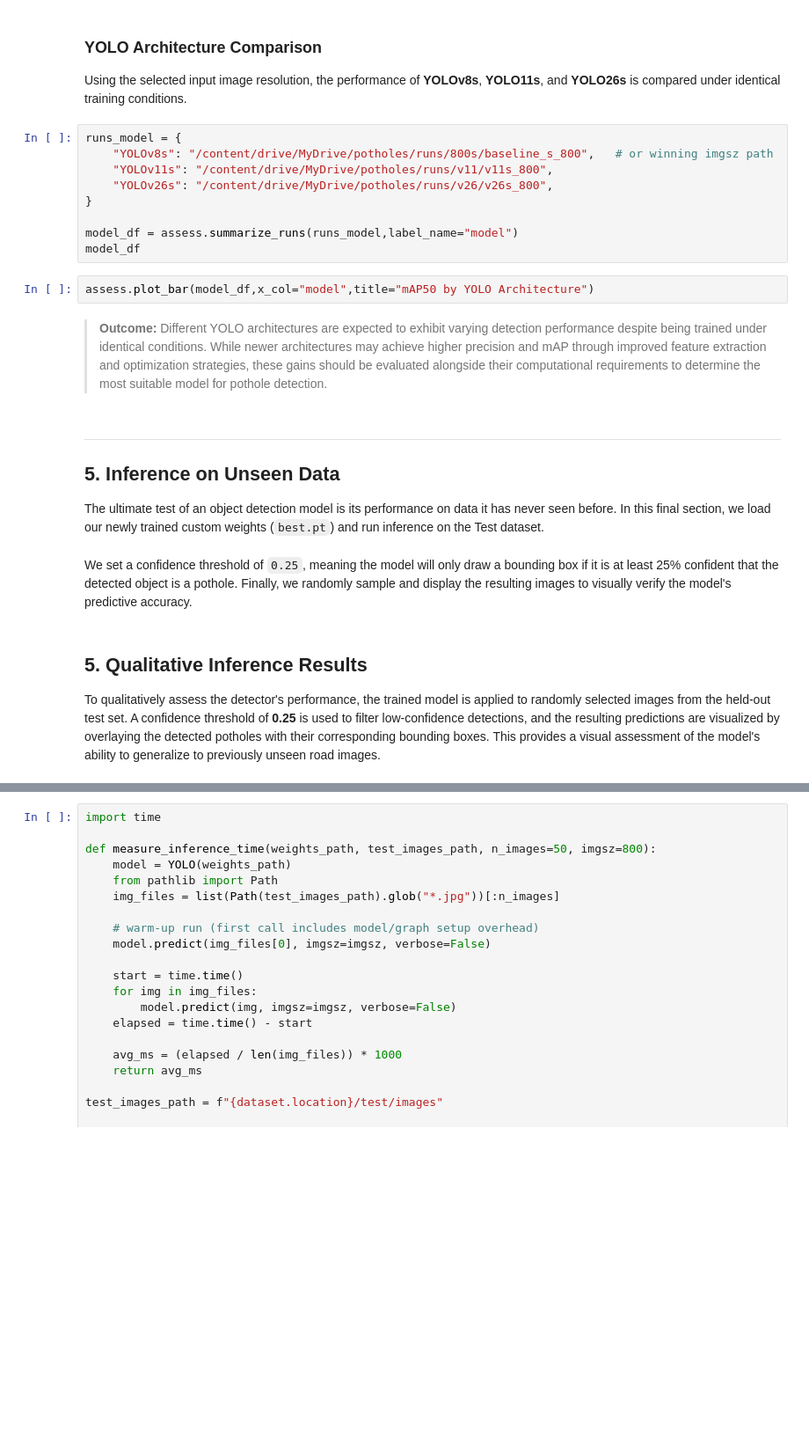
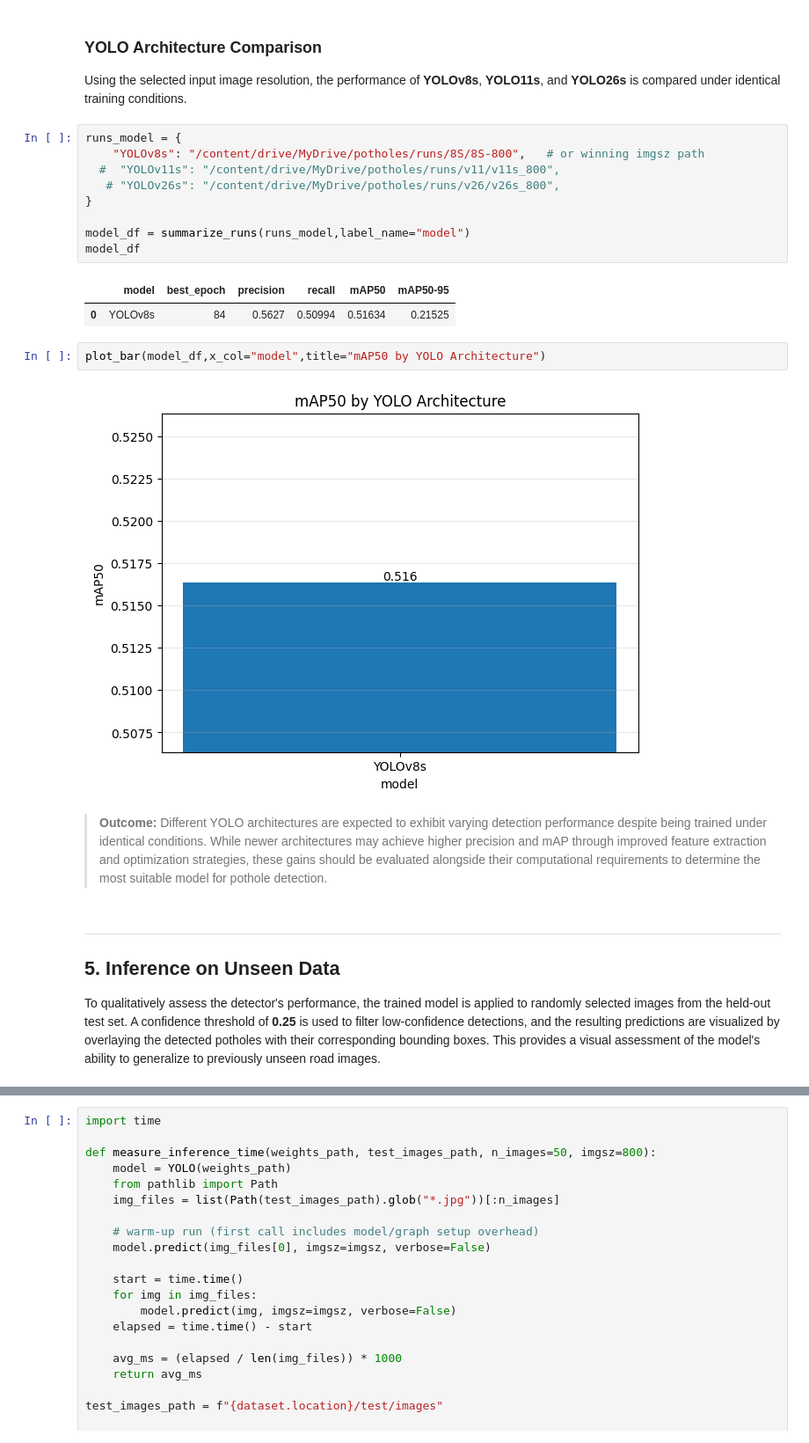
Before and after one commit to kibwale/nipe_macho, a Jupyter notebook: notebooks/testing_new_data.ipynb, the cells around one changed output, grey strips where cells are left out. Shown at 88% size. Drawn from its saved outputs; the diff is of its cells as text; blank space fills up the shorter version.

```diff
--- a/notebooks/testing_new_data.ipynb
+++ b/notebooks/testing_new_data.ipynb
@@ -555,30 +533,29 @@ NameError: name 'pixel_df' is not defined
 Using the selected input image resolution, the performance of **YOLOv8s**, **YOLO11s**, and **YOLO26s** is compared under identical training conditions.
 # %%
 runs_model = {
-    "YOLOv8s": "/content/drive/MyDrive/potholes/runs/800s/baseline_s_800",   # or winning imgsz path
-    "YOLOv11s": "/content/drive/MyDrive/potholes/runs/v11/v11s_800",
-    "YOLOv26s": "/content/drive/MyDrive/potholes/runs/v26/v26s_800",
+    "YOLOv8s": "/content/drive/MyDrive/potholes/runs/8S/8S-800",   # or winning imgsz path
+  #  "YOLOv11s": "/content/drive/MyDrive/potholes/runs/v11/v11s_800",
+   # "YOLOv26s": "/content/drive/MyDrive/potholes/runs/v26/v26s_800",
 }
 
-model_df = assess.summarize_runs(runs_model,label_name="model")
+model_df = summarize_runs(runs_model,label_name="model")
 model_df
+# %% [output]
+|  | model | best_epoch | precision | recall | mAP50 | mAP50-95 |
+| 0 | YOLOv8s | 84 | 0.5627 | 0.50994 | 0.51634 | 0.21525 |
 # %%
-assess.plot_bar(model_df,x_col="model",title="mAP50 by YOLO Architecture")
+plot_bar(model_df,x_col="model",title="mAP50 by YOLO Architecture")
+# %% [output]
+[figure, added]
 # %% [markdown]
 > **Outcome:** Different YOLO architectures are expected to exhibit varying detection performance despite being trained under identical conditions. While newer architectures may achieve higher precision and mAP through improved feature extraction and optimization strategies, these gains should be evaluated alongside their computational requirements to determine the most suitable model for pothole detection.
-# %% [markdown]
-
-
----
-
-
-## 5. Inference on Unseen Data
-
-The ultimate test of an object detection model is its performance on data it has never seen before. In this final section, we load our newly trained custom weights (`best.pt`) and run inference on the Test dataset.
-# %% [markdown]
- We set a confidence threshold of `0.25`, meaning the model will only draw a bounding box if it is at least 25% confident that the detected object is a pothole. Finally, we randomly sample and display the resulting images to visually verify the model's predictive accuracy.
 # %% [markdown]
-## 5. Qualitative Inference Results
+
+---
+
+
+## 5. Inference on Unseen Data
+
 
 To qualitatively assess the detector's performance, the trained model is applied to randomly selected images from the held-out test set. A confidence threshold of **0.25** is used to filter low-confidence detections, and the resulting predictions are visualized by overlaying the detected potholes with their corresponding bounding boxes. This provides a visual assessment of the model's ability to generalize to previously unseen road images.
 # %%
```
Also changed, not shown: parts of 29 cells of this notebook.
